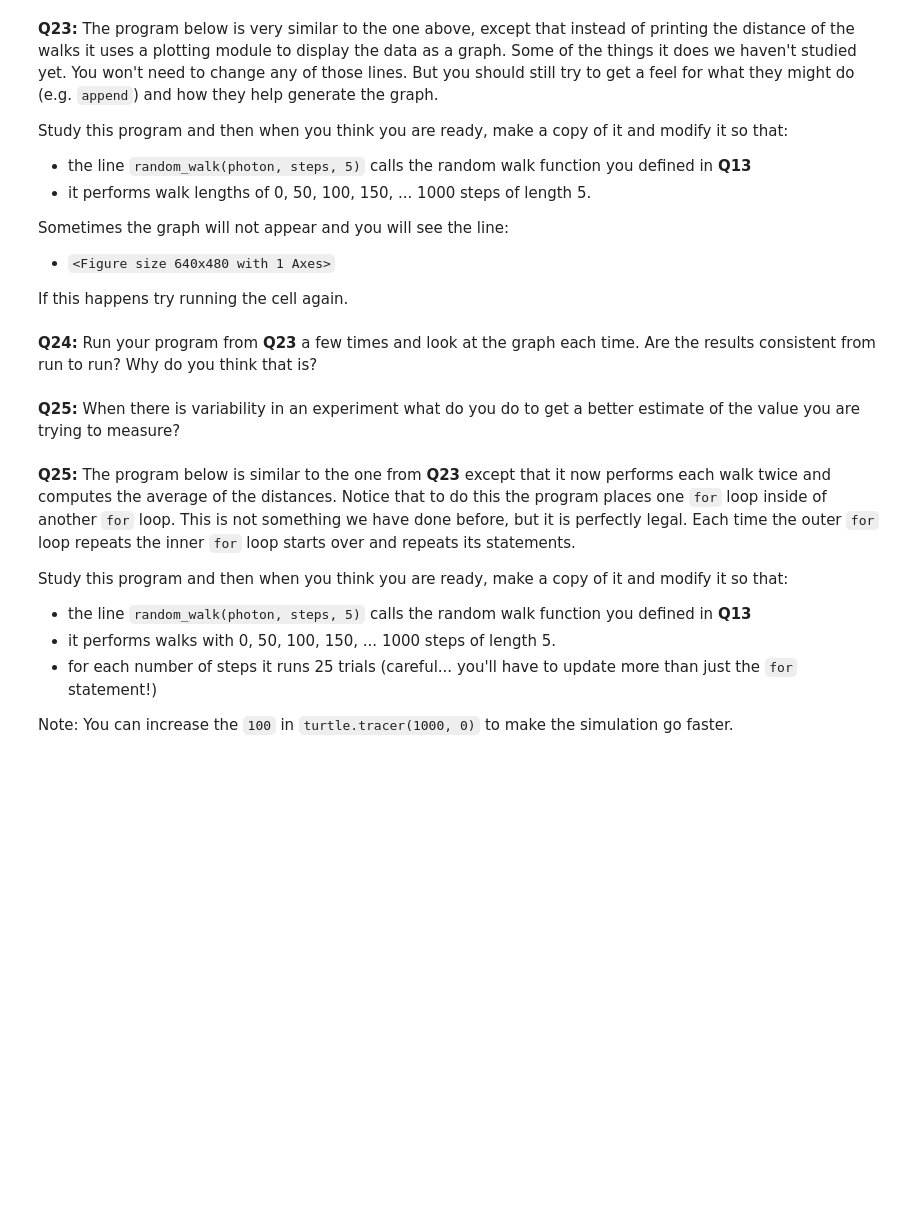
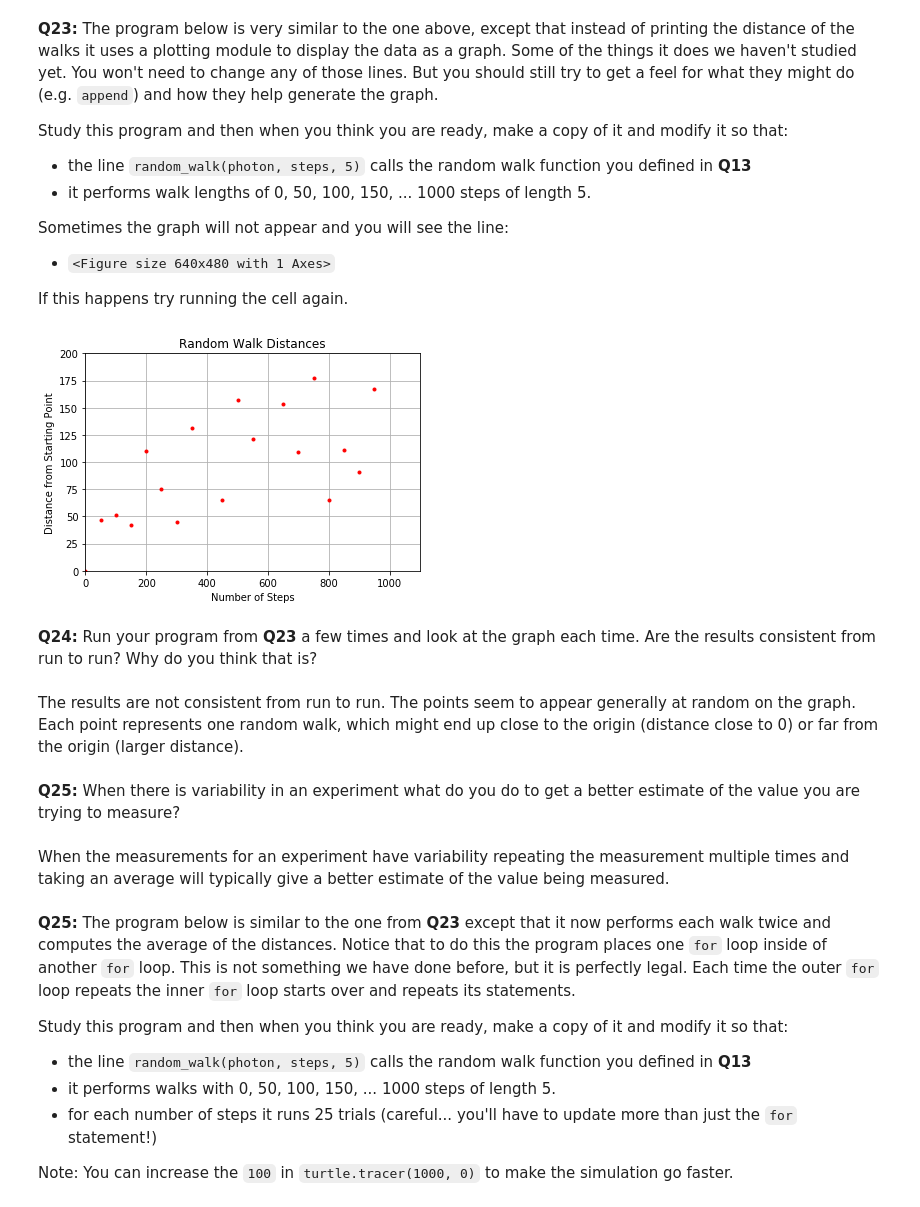
Before and after one commit to dickinson-comp130/Lab05, a Jupyter notebook: Lab05.ipynb, the cells around one changed output. Saved outputs shown, nothing was run; the diff lists cells and outputs as text; code cells hidden in the pictures; blank space fills up the shorter version.

```diff
--- a/Lab05.ipynb
+++ b/Lab05.ipynb
@@ -55,4 +73,6 @@ __Q5:__ In order to implement the above algorithm you'll need to first be able t
 # %% [markdown]
 __Q6:__ Write a statement in the following cell that creates creates a `Turtle`.  Run it to have the *Turtle Window* appear on the screen and leave the window open (i.e. do not *Restart the Kernel* to close it).
+# %%
+randy = turtle.Turtle()
 # %% [markdown]
 __Q7:__ Write statements in the code cell below that turns your turtle from __Q6__ to a random heading and then moves it 10 pixels forward.
@@ -144,3 +231,21 @@ for number_of_steps in range(5):
     print(str(steps) + " : " + str(distance))
 
     steps = steps + 25
+# %%
+import turtle
+import random
+
+photon = turtle.Turtle()
+turtle.clearscreen()  # erase any old walks
+turtle.tracer(100, 0)  # increase the 10 to make the simulations go faster.
+
+# Do a number of random walks each one with
+# a different number of steps.
+steps=0
+for number_of_steps in range(21):
+    random_walk(photon, steps, 5)      # Have the turtle to the random walk.
+    distance = photon.distance(0,0)    # Find the straight line distance from the starting point.
+
+    print(str(steps) + " : " + str(distance))
+
+    steps = steps + 50
@@ -189,10 +312,50 @@ xlabel("Number of Steps")              # Label the x axis.
 ylabel("Distance from Starting Point") # Label the y axis.
 grid(True)                             # Turn on the grid lines.
 show()                                 # Make the graph show up in the notebook.
+# %%
+import turtle
+import random
+from matplotlib.pyplot import *
+
+photon = turtle.Turtle()
+
+turtle.clearscreen()  # erase any old walks
+turtle.tracer(100, 0)  # Increase the 100 to make the simulations go faster.
+
+x=[] # will hold x values for the graph.
+y=[] # will hold y values for the graph.
+
+# Do a number of random walks each one with
+# a different number of steps.
+steps=0
+for number_of_steps in range(21):
+    random_walk(photon, steps, 5)    # Have the turtle to the random walk.
+    distance = photon.distance(0,0)  # Find the straight line distance from the starting point.
+
+    x.append(steps)     # add a new x value.
+    y.append(distance)  # add a new y value.
+
+    steps = steps + 50
+
+# Generate a plot of the x and y values.
+plot(x, y, 'r.')                       # plot x and y using red dots.
+ylim([0, 200])                         # Set the range on the y axis.
+xlim([0, 1100])                        # Set the range on the x axis.
+title("Random Walk Distances")         # Title for the plot.
+xlabel("Number of Steps")              # Label the x axis.
+ylabel("Distance from Starting Point") # Label the y axis.
+grid(True)                             # Turn on the grid lines.
+show()                                 # Make the graph show up in the notebook.
+# %% [output]
+[figure, added]
 # %% [markdown]
 __Q24:__ Run your program from __Q23__ a few times and look at the graph each time.  Are the results consistent from run to run? Why do you think that is?
+# %% [markdown]
+The results are not consistent from run to run.  The points seem to appear generally at random on the graph. Each point represents one random walk, which might end up close to the origin (distance close to 0) or far from the origin (larger distance).
 # %% [markdown]
 __Q25:__ When there is variability in an experiment what do you do to get a better estimate of the value you are trying to measure?
+# %% [markdown]
+When the measurements for an experiment have variability repeating the measurement multiple times and taking an average will typically give a better estimate of the value being measured.
 # %% [markdown]
 __Q25:__ The program below is similar to the one from __Q23__ except that it now performs each walk twice and computes the average of the distances. Notice that to do this the program places one `for` loop inside of another `for` loop. This is not something we have done before, but it is perfectly legal.  Each time the outer `for` loop repeats the inner `for` loop starts over and repeats its statements.
 
```
Also changed, not shown: parts of 31 cells of this notebook.
